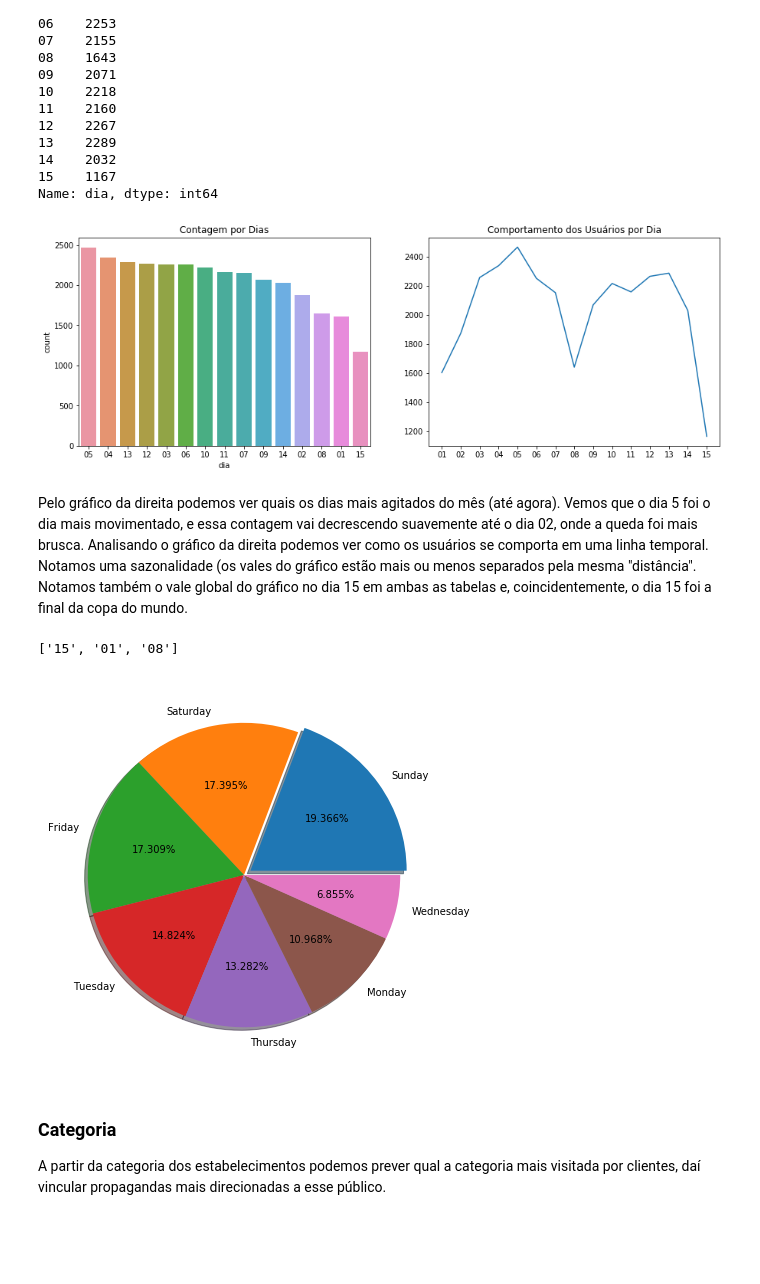
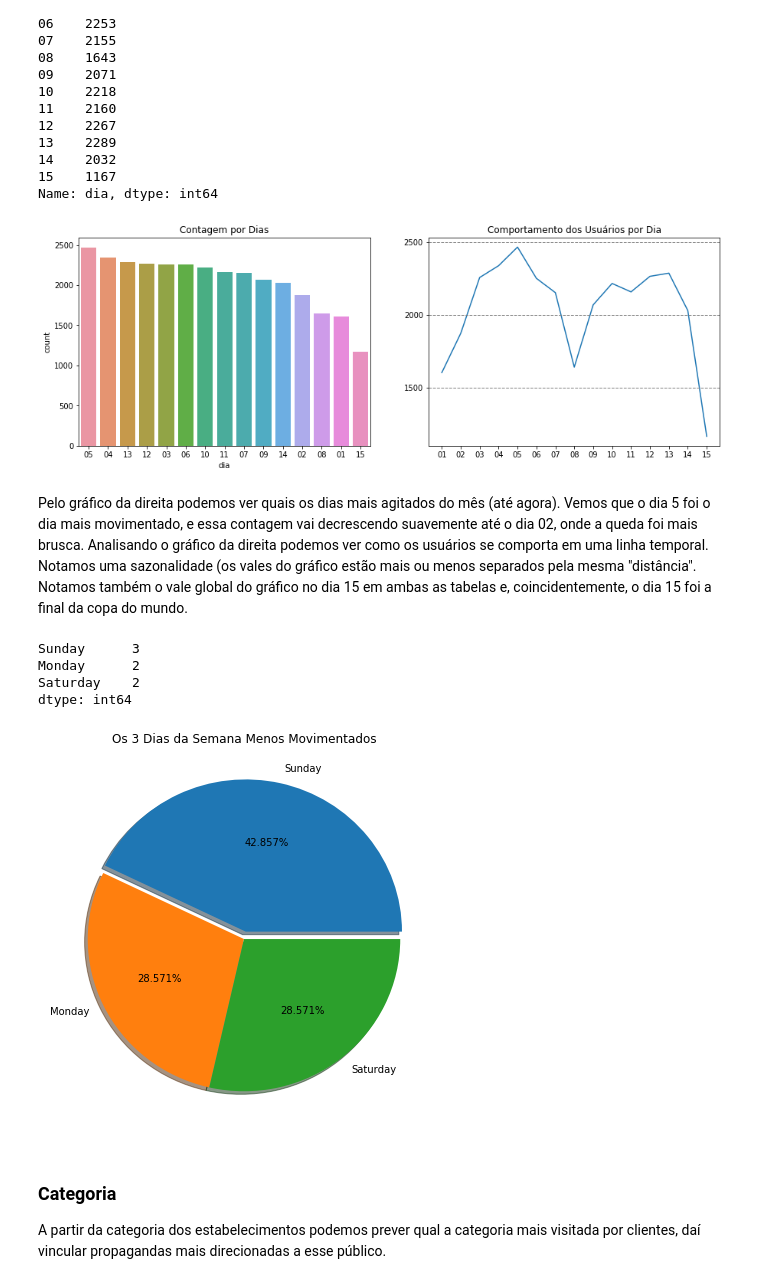
Before and after one commit to jvsn19/analise_varejo, a Jupyter notebook: Projeto.ipynb, the cells around one changed output. Cells and saved outputs as stored; diff of their text form; code cells hidden in the pictures; blank space fills up the shorter version.

Commit message:
improving lineplot and fix day of week

```diff
--- a/Projeto.ipynb
+++ b/Projeto.ipynb
@@ -10,3 +12,7 @@ from time import time
+# %%
+# Starting from Sunday, as day 1 of july
+week_days = ['Sunday', 'Monday', 'Tuesday', 'Wednesday', 'Thursday', 'Friday', 'Saturday']
+correct_day_day_of_week = {str(i).zfill(2): week_days[(i-1)%7] for i in range(1, 32)}
 # %%
 def compareFloats(num1, num2, eps = 0.00001, onlyEquality=True):
     '''
@@ -176,27 +174,35 @@ sns.countplot(data=dataset, x='dia', order=contagem_por_dia.sort_values(ascendin
 plt.subplot(122)
 plt.title('Comportamento dos Usuários por Dia')
 plt.plot(contagem_por_dia)
+yticks_array = [place for place in range(1000, 3000, 500)]
+plt.yticks(yticks_array[1:])
+for place in yticks_array[1:]:
+    plt.axhline(place, ls='--', c='gray', lw=1)
 plt.show()
 # %% [output]
-[figure, old version]
+[figure, new version]
 # %% [markdown]
 <p>Pelo gráfico da direita podemos ver quais os dias mais agitados do mês (até agora). Vemos que o dia 5 foi o dia mais movimentado, e essa contagem vai decrescendo suavemente até o dia 02, onde a queda foi mais brusca. Analisando o gráfico da direita podemos ver como os usuários se comporta em uma linha temporal. Notamos uma sazonalidade (os vales do gráfico estão mais ou menos separados pela mesma "distância". Notamos também o vale global do gráfico no dia 15 em ambas as tabelas e, coincidentemente, o dia 15 foi a final da copa do mundo.</p>
 # %%
-menores_dias = list(contagem_por_dia.sort_values().index)[:3]
-menores_dia_da_semana = dataset[dataset['dia'].isin(menores_dias)]['day_of_week'].value_counts()
-menores_dias
+menores_dias = list(contagem_por_dia.sort_values().index)[:7]
+menores_dia_da_semana = pd.Series([correct_day_day_of_week[day] for day in menores_dias]).value_counts()
+menores_dia_da_semana
 # %% [output]
-['15', '01', '08']
+Sunday      3
+Monday      2
+Saturday    2
+dtype: int64
 # %%
 plt.figure(figsize=(7,7))
+plt.title('Os %d Dias da Semana Menos Movimentados'%(len(menores_dia_da_semana)))
 plt.pie(menores_dia_da_semana,
         labels=menores_dia_da_semana.index,
         autopct='%.3f%%',
-        explode=(0.05,0,0,0,0,0,0),
+        explode=[0.05] + [0]*(len(menores_dia_da_semana)-1), # in case there is a unknown number of elements
         shadow=True)
 plt.show()
 # %% [output]
-[figure, old version]
+[figure, new version]
 # %% [markdown]
 <h3>Categoria</h3>
 <p>A partir da categoria dos estabelecimentos podemos prever qual a categoria mais visitada por clientes, daí vincular propagandas mais direcionadas a esse público.</p>
```
Also changed, not shown: parts of 4 cells of this notebook.
